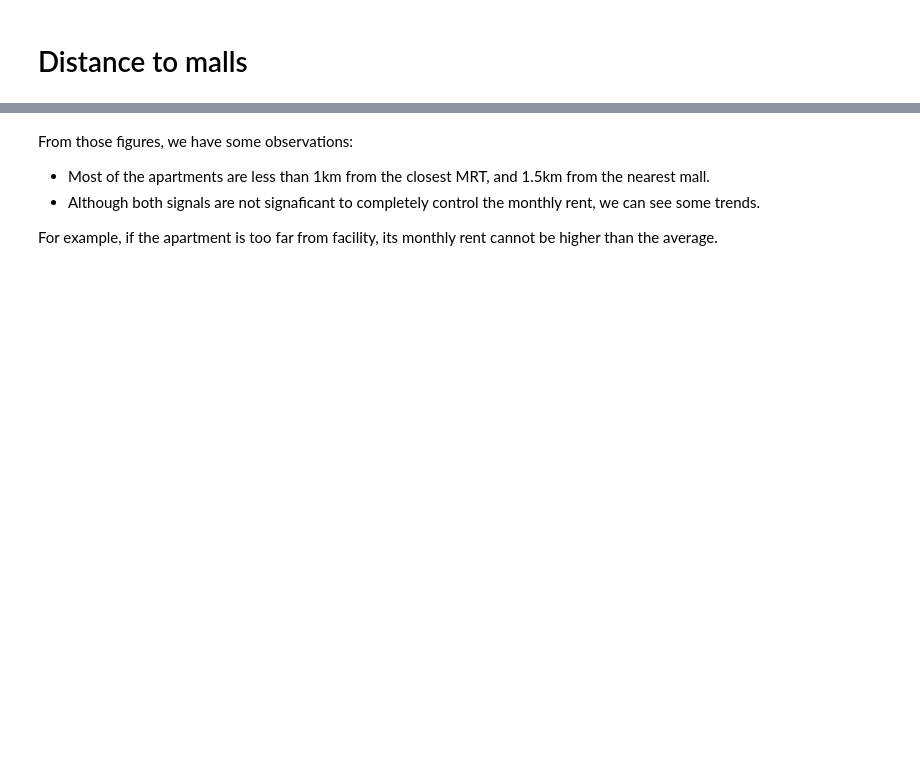
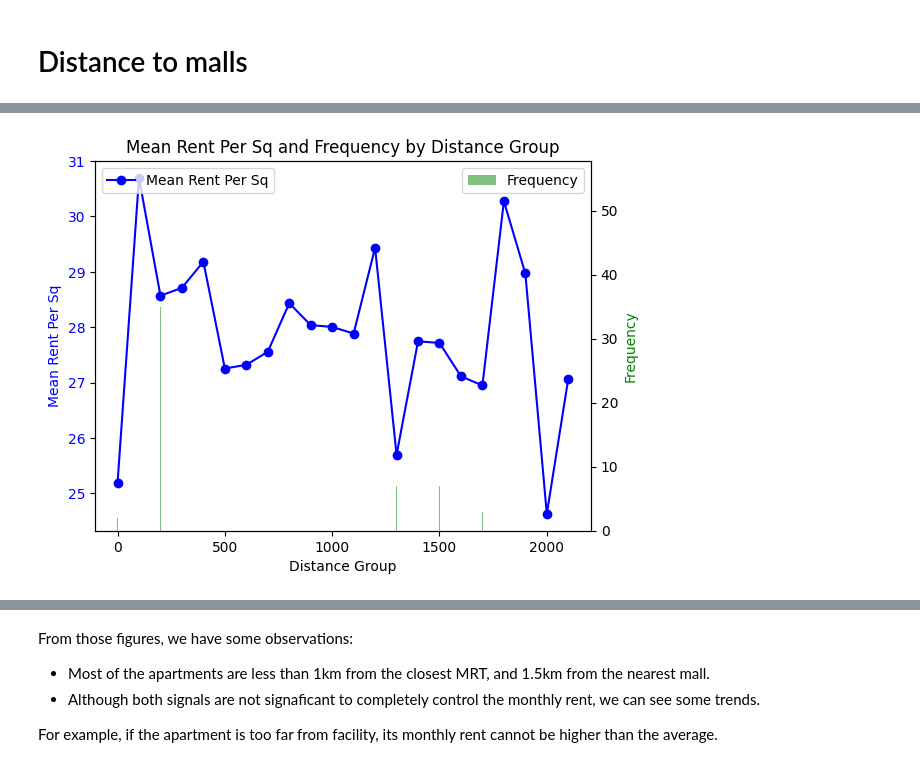
Before and after one commit to cs5228-group-1/cs5228-final-project, a Jupyter notebook: EDA.ipynb, the cells around one changed output, grey strips where cells are left out. Cells and saved outputs as stored; diff of their text form; code cells hidden in the pictures; blank space fills up the shorter version.

```diff
--- a/EDA.ipynb
+++ b/EDA.ipynb
@@ -145,0 +171,30 @@ samples[['nearest_mall_dist', 'nearest_mall_name']] = \
+# %%
+import pandas as pd
+import matplotlib.pyplot as plt
+
+# Assuming 'samples' is your DataFrame
+grouped_mean = samples.groupby(samples['nearest_mall_dist'] // 100 * 100)['rent_per_sq'].mean()
+grouped_freq = samples.groupby(samples['nearest_mall_dist'] // 100 * 100)['rent_per_sq'].count()
+
+# Create a figure and axis for the line graph
+fig, ax1 = plt.subplots()
+
+# Plot the line graph (mean of rent_per_sq)
+ax1.plot(grouped_mean.index, grouped_mean, color='b', marker='o', label='Mean Rent Per Sq')
+ax1.set_xlabel('Distance Group')
+ax1.set_ylabel('Mean Rent Per Sq', color='b')
+ax1.tick_params(axis='y', labelcolor='b')
+
+# Create a secondary axis for the bar graph (frequency)
+ax2 = ax1.twinx()
+ax2.bar(grouped_freq.index, grouped_freq, alpha=0.5, color='g', label='Frequency')
+ax2.set_ylabel('Frequency', color='g')
+
+# Show legends
+ax1.legend(loc='upper left')
+ax2.legend(loc='upper right')
+
+plt.title('Mean Rent Per Sq and Frequency by Distance Group')
+plt.show()
+# %% [output]
+[figure, added]
```
Also changed, not shown: parts of 18 cells of this notebook.
